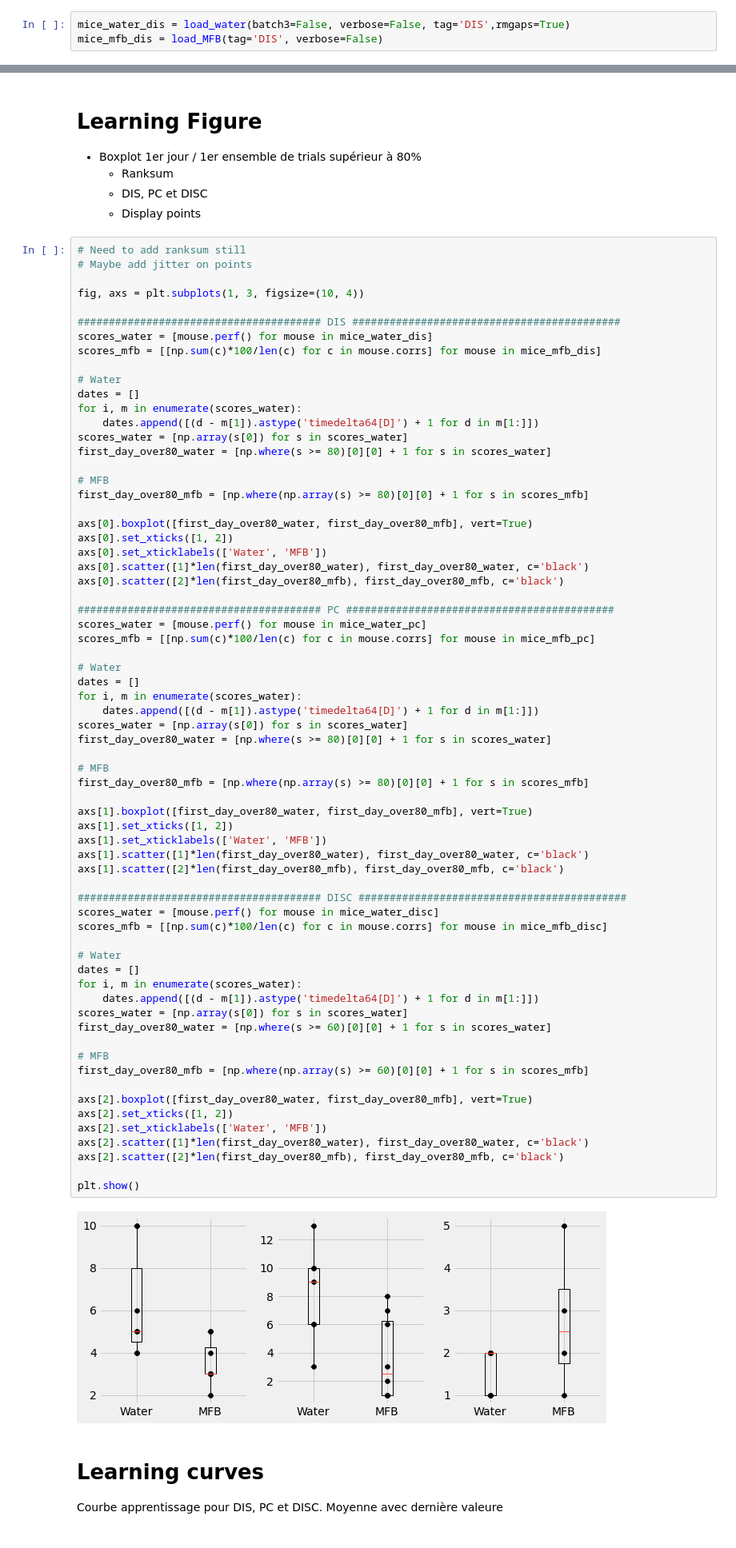
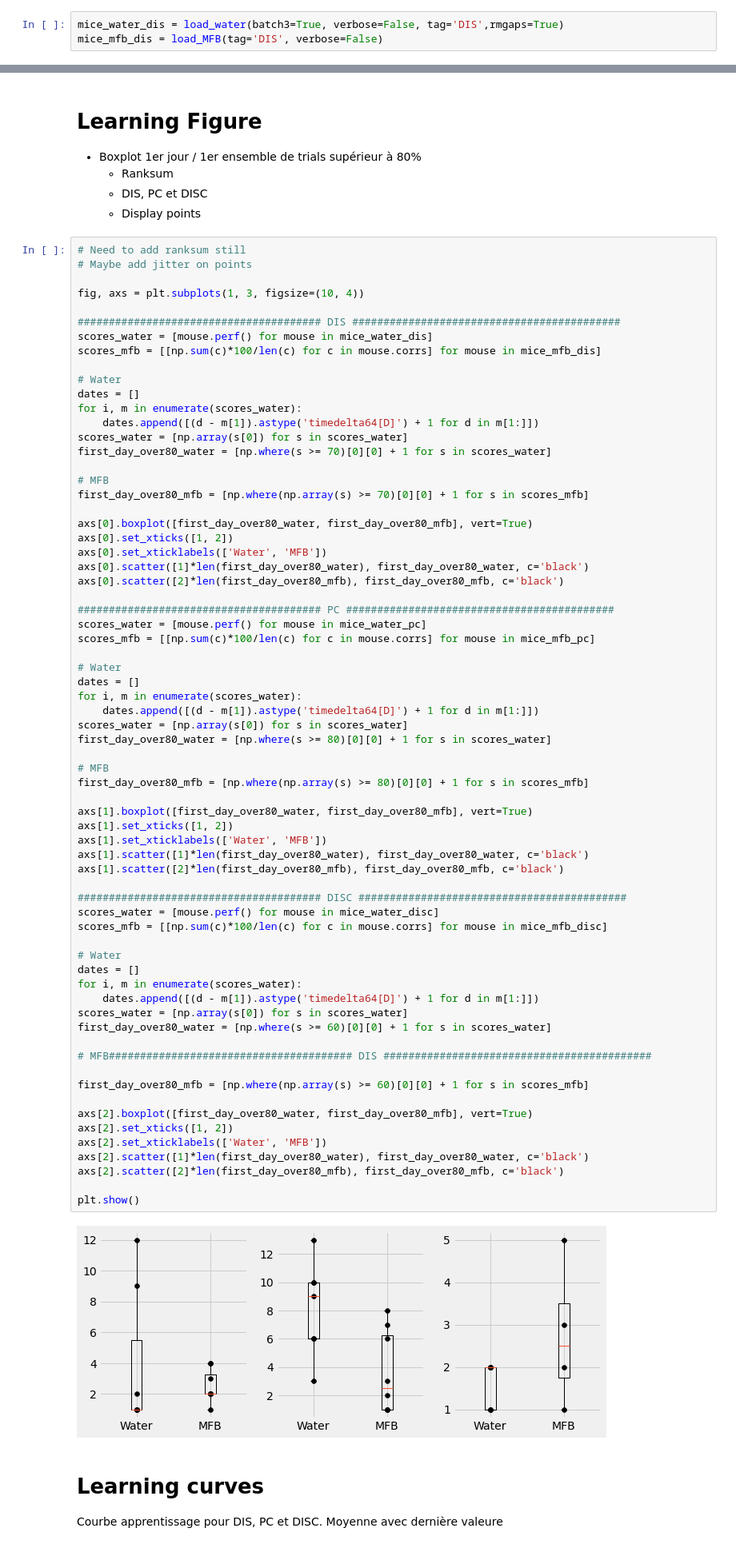
Before and after one commit to AntoninVerdier/Utilities, a Jupyter notebook: Elphy_Analysis/MFB_Figures.ipynb, the cells around one changed output, grey strips where cells are left out. Shown at 80% size. Drawn from its saved outputs; the diff is of its cells as text.

```diff
--- a/Elphy_Analysis/MFB_Figures.ipynb
+++ b/Elphy_Analysis/MFB_Figures.ipynb
@@ -86,7 +86,7 @@ def load_MFB(tag='PC', verbose=False):
 
     return mice_mfb
 # %%
-mice_water_dis = load_water(batch3=False, verbose=False, tag='DIS',rmgaps=True)
+mice_water_dis = load_water(batch3=True, verbose=False, tag='DIS',rmgaps=True)
 mice_mfb_dis = load_MFB(tag='DIS', verbose=False)
 # %%
 mice_water_pc = load_water(batch3=False, verbose=False, tag='PC', rmgaps=True)
@@ -115,10 +115,10 @@ dates = []
 for i, m in enumerate(scores_water):
     dates.append([(d - m[1]).astype('timedelta64[D]') + 1 for d in m[1:]])
 scores_water = [np.array(s[0]) for s in scores_water]
-first_day_over80_water = [np.where(s >= 80)[0][0] + 1 for s in scores_water]
+first_day_over80_water = [np.where(s >= 70)[0][0] + 1 for s in scores_water]
 
 # MFB
-first_day_over80_mfb = [np.where(np.array(s) >= 80)[0][0] + 1 for s in scores_mfb]
+first_day_over80_mfb = [np.where(np.array(s) >= 70)[0][0] + 1 for s in scores_mfb]
 
 axs[0].boxplot([first_day_over80_water, first_day_over80_mfb], vert=True)
 axs[0].set_xticks([1, 2])
@@ -140,35 +140,36 @@ first_day_over80_water = [np.where(s >= 80)[0][0] + 1 for s in scores_water]
 # MFB
 first_day_over80_mfb = [np.where(np.array(s) >= 80)[0][0] + 1 for s in scores_mfb]
 
 axs[1].boxplot([first_day_over80_water, first_day_over80_mfb], vert=True)
 axs[1].set_xticks([1, 2])
 axs[1].set_xticklabels(['Water', 'MFB'])
 axs[1].scatter([1]*len(first_day_over80_water), first_day_over80_water, c='black')
 axs[1].scatter([2]*len(first_day_over80_mfb), first_day_over80_mfb, c='black')
 
 ####################################### DISC ###########################################
 scores_water = [mouse.perf() for mouse in mice_water_disc]
 scores_mfb = [[np.sum(c)*100/len(c) for c in mouse.corrs] for mouse in mice_mfb_disc]
 
 # Water
 dates = []
 for i, m in enumerate(scores_water):
     dates.append([(d - m[1]).astype('timedelta64[D]') + 1 for d in m[1:]])
 scores_water = [np.array(s[0]) for s in scores_water]
 first_day_over80_water = [np.where(s >= 60)[0][0] + 1 for s in scores_water]
 
-# MFB
+# MFB####################################### DIS ###########################################
+
 first_day_over80_mfb = [np.where(np.array(s) >= 60)[0][0] + 1 for s in scores_mfb]
 
 axs[2].boxplot([first_day_over80_water, first_day_over80_mfb], vert=True)
 axs[2].set_xticks([1, 2])
 axs[2].set_xticklabels(['Water', 'MFB'])
 axs[2].scatter([1]*len(first_day_over80_water), first_day_over80_water, c='black')
 axs[2].scatter([2]*len(first_day_over80_mfb), first_day_over80_mfb, c='black')
 
 plt.show()
 # %% [output]
-[figure, old version]
+[figure, new version]
 # %% [markdown]
 # Learning curves
 Courbe apprentissage pour DIS, PC et DISC. Moyenne avec dernière valeure
```
Also changed, not shown: parts of 3 cells of this notebook.
